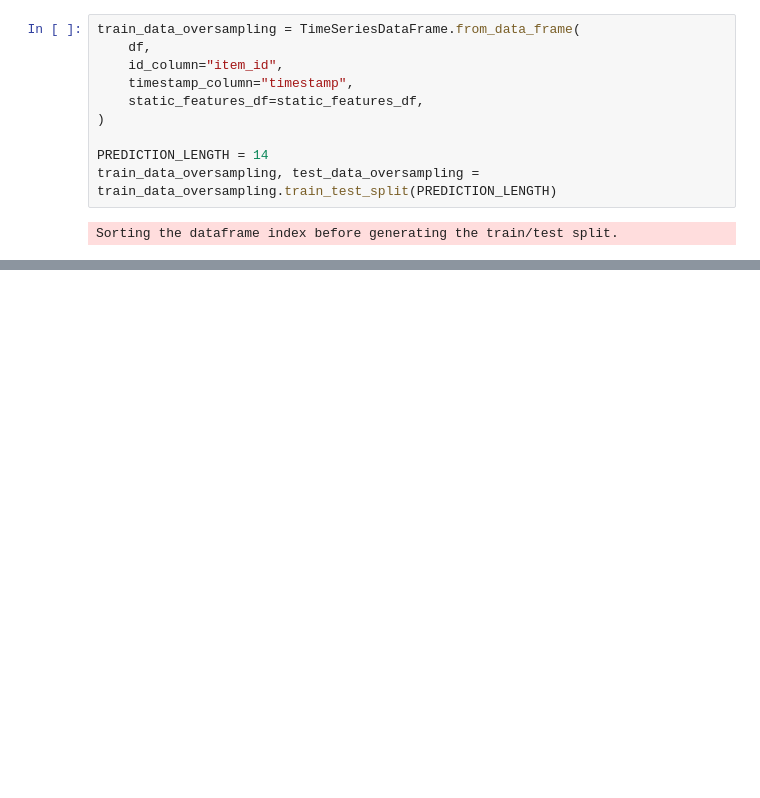
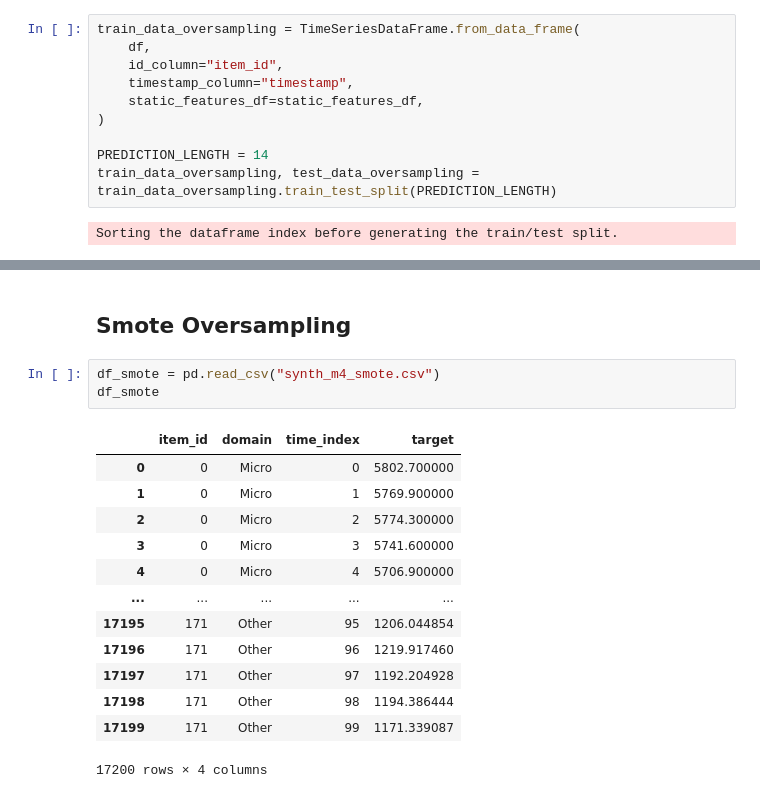
Before and after one commit to lucarueck/Master-project, a Jupyter notebook: Autogluon_Timeseries/baseline.ipynb, the cells around one changed output, grey strips where cells are left out. Saved outputs shown, nothing was run; the diff lists cells and outputs as text; blank space fills up the shorter version.

```diff
--- a/Autogluon_Timeseries/baseline.ipynb
+++ b/Autogluon_Timeseries/baseline.ipynb
@@ -232,0 +305,19 @@ Model not specified in predict, will default to the model with the best validati
+# %% [markdown]
+## Smote Oversampling
+# %%
+df_smote = pd.read_csv("synth_m4_smote.csv")
+df_smote
+# %% [output]
+|  | item_id | domain | time_index | target |
+| 0 | 0 | Micro | 0 | 5802.700000 |
+| 1 | 0 | Micro | 1 | 5769.900000 |
+| 2 | 0 | Micro | 2 | 5774.300000 |
+| 3 | 0 | Micro | 3 | 5741.600000 |
+| 4 | 0 | Micro | 4 | 5706.900000 |
+| ... | ... | ... | ... | ... |
+| 17195 | 171 | Other | 95 | 1206.044854 |
+| 17196 | 171 | Other | 96 | 1219.917460 |
+| 17197 | 171 | Other | 97 | 1192.204928 |
+| 17198 | 171 | Other | 98 | 1194.386444 |
+| 17199 | 171 | Other | 99 | 1171.339087 |
+17200 rows × 4 columns
```
Also changed, not shown: parts of 15 cells of this notebook, 3 other files.
